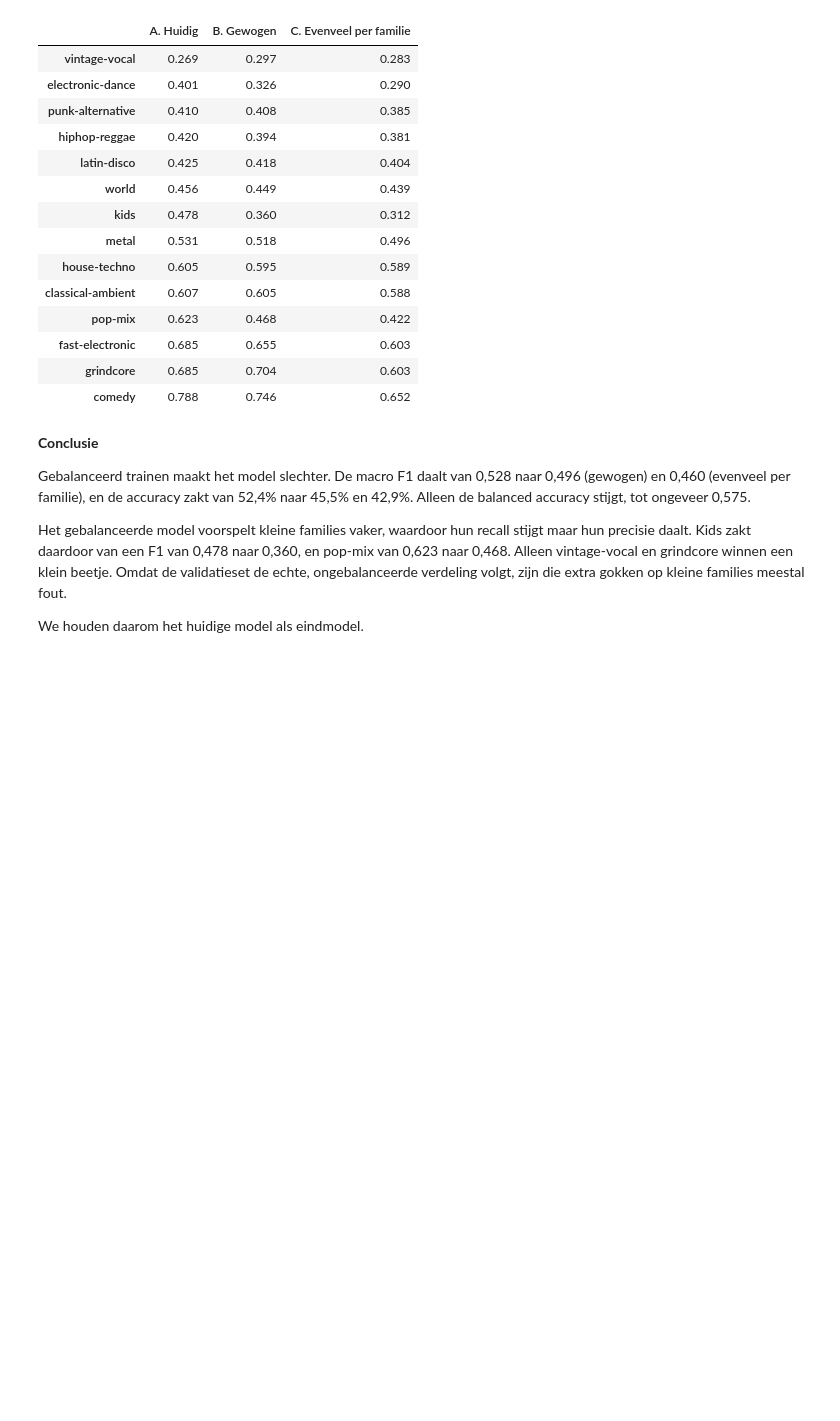
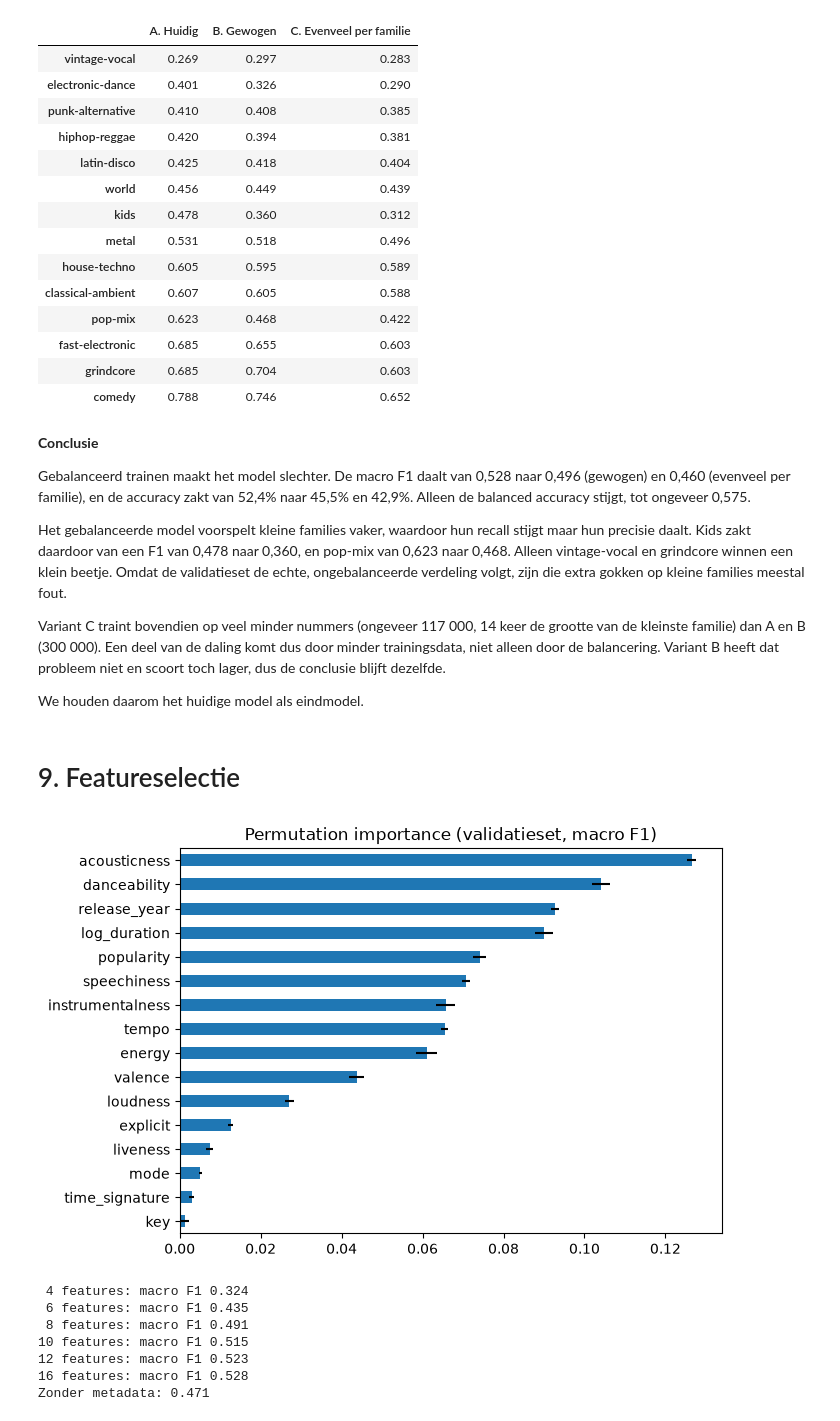
Before and after one commit to Lander123Lander/MachineLearning, a Jupyter notebook: Project.ipynb, the cells around one changed output. Saved outputs shown, nothing was run; the diff lists cells and outputs as text; code cells hidden in the pictures; blank space fills up the shorter version.

Commit message:
conclusie

```diff
--- a/Project.ipynb
+++ b/Project.ipynb
@@ -996,5 +998,19 @@ Gradient boosting      macro F1 = 0.495 ± 0.007  accuracy = 0.519  (38 s)
 # %%
 ruimtes = {
+    "Logistische regressie": {
+        "ruimte": {
+            "clf__C": loguniform(0.001, 100),
+        },
+        "n_iter": 8,
+    },
+    "k-NN": {
+        "ruimte": {
+            "clf__n_neighbors": randint(5, 150),
+            "clf__weights": ["uniform", "distance"],
+            "clf__p": [1, 2],
+        },
+        "n_iter": 10,
+    },
     "Random forest": {
         "ruimte": {
             "max_depth": [10, 20, 30, None],
@@ -1295,4 +1320,36 @@ Alleen de balanced accuracy stijgt, tot ongeveer 0,575.
 
 Het gebalanceerde model voorspelt kleine families vaker, waardoor hun recall stijgt maar hun precisie daalt. Kids zakt daardoor van een F1 van 0,478 naar 0,360, en pop-mix van 0,623 naar 0,468. Alleen vintage-vocal en grindcore winnen een klein beetje. Omdat de validatieset de echte, ongebalanceerde verdeling volgt, zijn die extra gokken op kleine families meestal fout.
 
+Variant C traint bovendien op veel minder nummers (ongeveer 117 000, 14 keer de grootte van de kleinste familie) dan A en B (300 000). Een deel van de daling komt dus door minder trainingsdata, niet alleen door de balancering. Variant B heeft dat probleem niet en scoort toch lager, dus de conclusie blijft dezelfde.
+
+
 We houden daarom het huidige model als eindmodel.
+# %% [markdown]
+# 9. Featureselectie
+# %%
+va = val_df.sample(50000, random_state=RANDOM_STATE)
+pi = permutation_importance(huidig, va[FEATURES], va[TARGET], scoring="f1_macro",
+                            n_repeats=5, random_state=RANDOM_STATE, n_jobs=-1)
+imp = pd.Series(pi.importances_mean, index=FEATURES).sort_values()
+imp.plot.barh(xerr=pd.Series(pi.importances_std, index=FEATURES)[imp.index], figsize=(7, 5))
+plt.title("Permutation importance (validatieset, macro F1)"); plt.show()
+
+volgorde = imp.sort_values(ascending=False).index.tolist()
+for k in [4, 6, 8, 10, 12, len(FEATURES)]:
+    top = volgorde[:k]
+    m = clone(huidig).fit(tune_df[top], tune_df[TARGET])
+    print(f"{k:2d} features: macro F1 {f1_score(y_val, m.predict(X_val[top]), average='macro'):.3f}")
+
+# Extra: enkel audio, zonder metadata
+audio_only = [f for f in FEATURES if f not in ["popularity", "release_year", "explicit"]]
+m = clone(huidig).fit(tune_df[audio_only], tune_df[TARGET])
+print("Zonder metadata:", round(f1_score(y_val, m.predict(X_val[audio_only]), average="macro"), 3))
+# %% [output]
+[figure, added]
+ 4 features: macro F1 0.324
+ 6 features: macro F1 0.435
+ 8 features: macro F1 0.491
+10 features: macro F1 0.515
+12 features: macro F1 0.523
+16 features: macro F1 0.528
+Zonder metadata: 0.471
```
Also changed, not shown: parts of 23 cells of this notebook.
